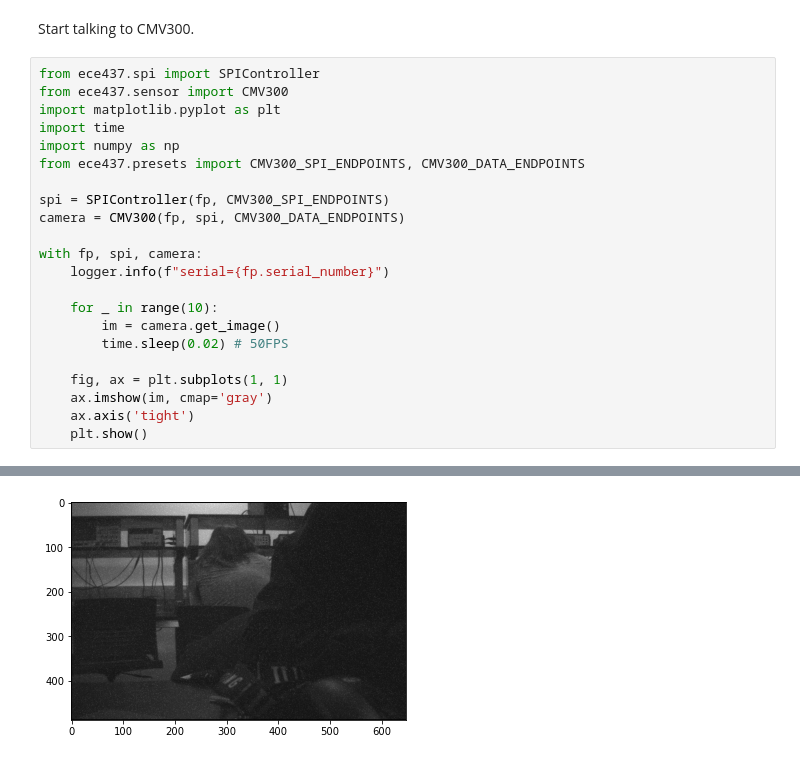
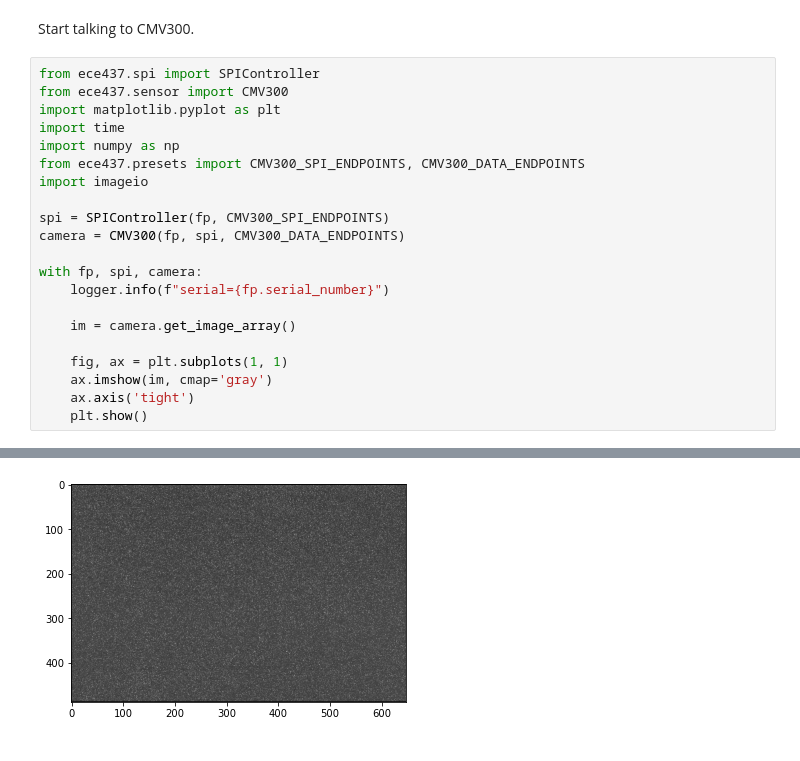
Before and after one commit to y3nr1ng/ece437-22fa, a Jupyter notebook: Python/CMV300 grab frame.ipynb, the cells around one changed output, grey strips where cells are left out. Saved outputs shown, nothing was run; the diff lists cells and outputs as text.

```diff
--- a/Python/CMV300 grab frame.ipynb
+++ b/Python/CMV300 grab frame.ipynb
@@ -39,6 +36,7 @@ import matplotlib.pyplot as plt
 import time
 import numpy as np
 from ece437.presets import CMV300_SPI_ENDPOINTS, CMV300_DATA_ENDPOINTS
+import imageio
 
 spi = SPIController(fp, CMV300_SPI_ENDPOINTS)
 camera = CMV300(fp, spi, CMV300_DATA_ENDPOINTS)
@@ -46,9 +44,7 @@ camera = CMV300(fp, spi, CMV300_DATA_ENDPOINTS)
 with fp, spi, camera:
     logger.info(f"serial={fp.serial_number}")
 
-    for _ in range(10):
-        im = camera.get_image()
-        time.sleep(0.02) # 50FPS
+    im = camera.get_image_array()
 
     fig, ax = plt.subplots(1, 1)
     ax.imshow(im, cmap='gray')
@@ -75 +54 @@ with fp, spi, camera:
-[figure, old version]
+[figure, new version]
```
Also changed, not shown: parts of 5 cells of this notebook, 15 other files.
